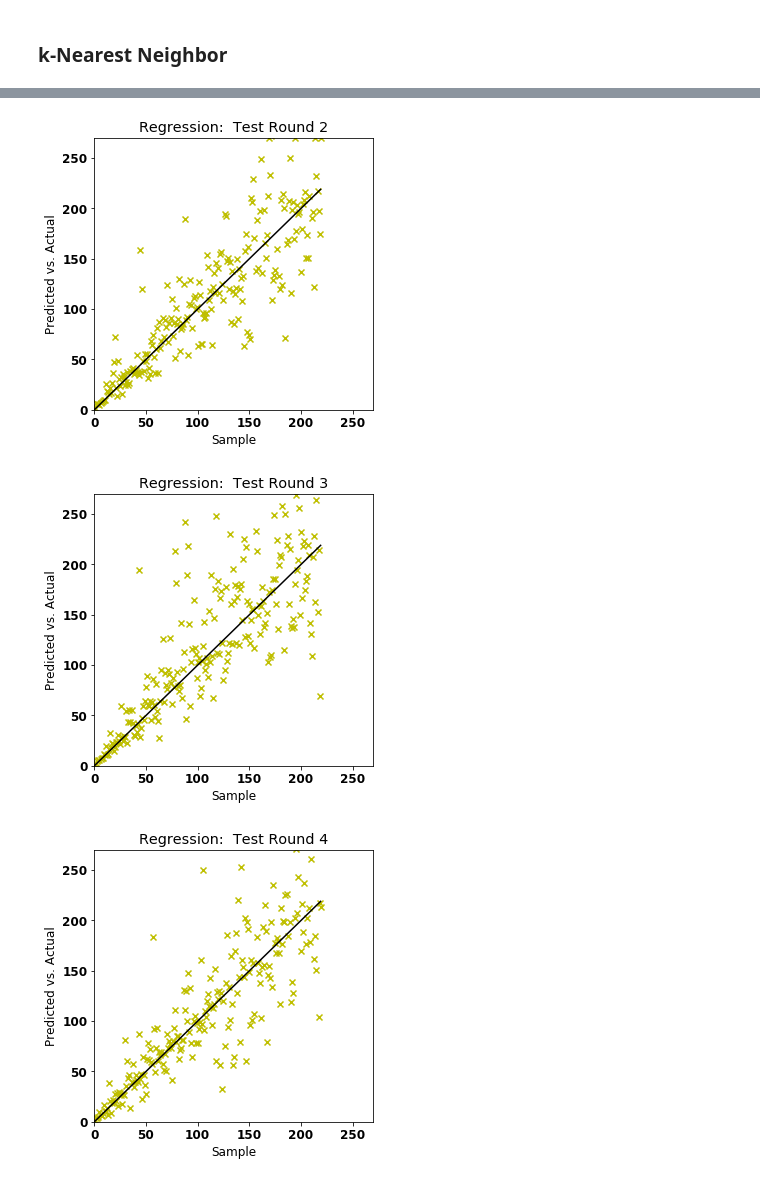
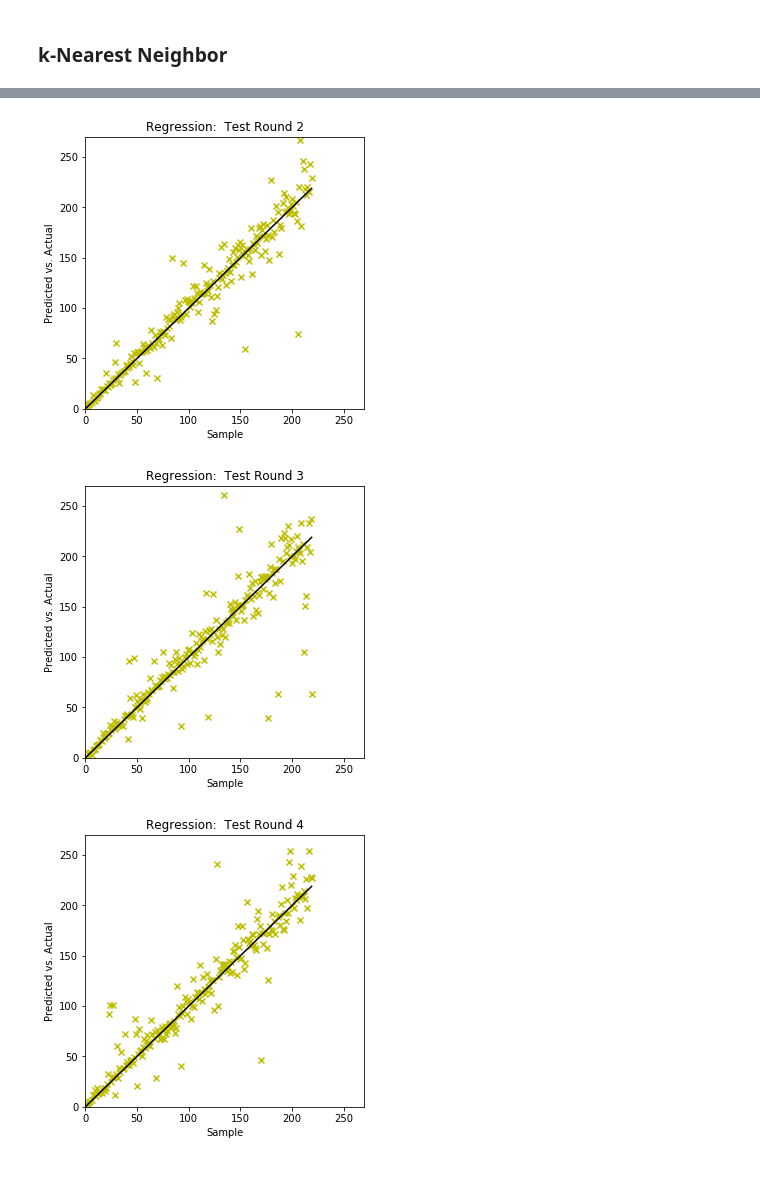
Before and after one commit to thecryptogolddiggers/project, a Jupyter notebook: ripple/revised_alg.ipynb, the cells around one changed output, grey strips where cells are left out. Saved outputs shown, nothing was run; the diff lists cells and outputs as text; code cells hidden in the pictures.

```diff
--- a/ripple/revised_alg.ipynb
+++ b/ripple/revised_alg.ipynb
@@ -688,7 +687,7 @@ Y_data = data[attribute]
 # %% [markdown]
 ### Random Forest
 # %%
-X_train, X_test, Y_train, Y_test = train_test_split(X_reduced, np.array(Y_data), test_size=0.2)
+X_train, X_test, Y_train, Y_test = train_test_split(np.array(X_data), np.array(Y_data), test_size=0.2)
 
 fold = 0
 kf1 = KF(n_splits=5)
@@ -793,7 +792,7 @@ Average R^2 = 99.83%
 # %% [markdown]
 ### Adaboost
 # %%
-X_train, X_test, Y_train, Y_test = train_test_split(X_reduced, np.array(Y_data), test_size=0.2)
+X_train, X_test, Y_train, Y_test = train_test_split(np.array(X_data), np.array(Y_data), test_size=0.2)
 
 fold = 0
 kf1 = KF(n_splits=5)
@@ -898,7 +897,7 @@ Average R^2 = 99.63%
 # %% [markdown]
 ### Decision Tree
 # %%
-X_train, X_test, Y_train, Y_test = train_test_split(X_reduced, np.array(Y_data), test_size=0.2)
+X_train, X_test, Y_train, Y_test = train_test_split(np.array(X_data), np.array(Y_data), test_size=0.2)
 
 fold = 0
 kf1 = KF(n_splits=5)
@@ -1003,7 +1002,7 @@ Average R^2 = 99.83%
 # %% [markdown]
 ### k-Nearest Neighbor
 # %%
-X_train, X_test, Y_train, Y_test = train_test_split(X_reduced, np.array(Y_data), test_size=0.2)
+X_train, X_test, Y_train, Y_test = train_test_split(np.array(X_data), np.array(Y_data), test_size=0.2)
 
 fold = 0
 kf1 = KF(n_splits=5)
@@ -1095,3 +1094,3 @@ print("\nAverage R^2 = %.2f%%" % (np.mean(knnr_test_scores) * 100))
-[figure, old version]
+[figure, new version]
-[figure, old version]
+[figure, new version]
-[figure, old version]
+[figure, new version]
```
Also changed, not shown: parts of 5 cells of this notebook, 1 other file.
